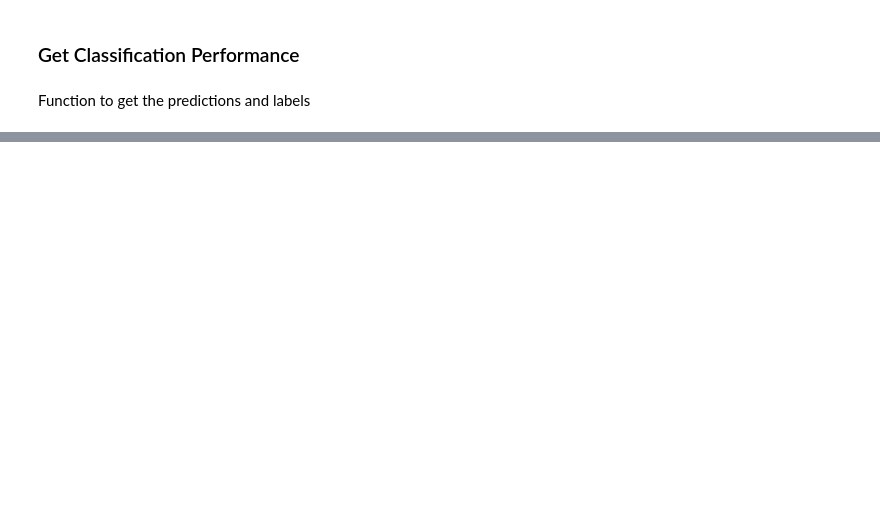
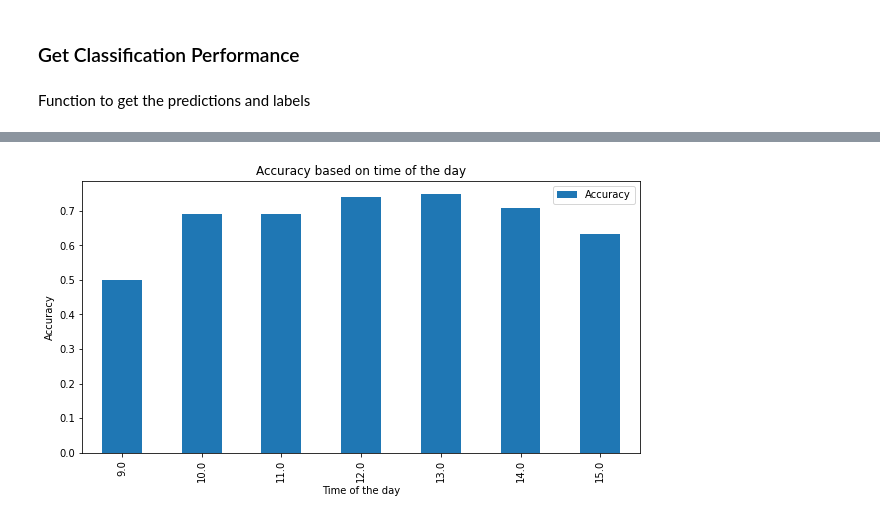
Before and after one commit to itberrios/algotrading, a Jupyter notebook: predictive_analytics/transformer/5min_model_tests.ipynb, the cells around one changed output, grey strips where cells are left out. Drawn from its saved outputs; the diff is of its cells as text; code cells hidden in the pictures; blank space fills up the shorter version.

```diff
--- a/predictive_analytics/transformer/5min_model_tests.ipynb
+++ b/predictive_analytics/transformer/5min_model_tests.ipynb
@@ -461,0 +453,7 @@ Epoch 8/30
+# %%
+xformer_history = transformer_model.fit(X_train, y_train_single,
+                     validation_data=(X_test, y_test_single),
+                     epochs=1, batch_size=32,
+                     # callbacks=[lr_callback, early_stopping]
+                     callbacks=[early_stopping]
+                     )
@@ -618,0 +849,31 @@ lstm_valid_preds, lstm_valid_labels = get_label_preds(lstm_model,
+# %%
+ticker = 'GOOG'
+START_DATE = '2022-10-22'
+END_DATE = '2022-11-3'
+FIG_SIZE = (10,5)
+result = evaluate_on_ticker(transformer_model, ticker, START_DATE, END_DATE, conf_thresholds=[0,0.7,0.9])
+
+result['Hour'] = result['Time'].apply(lambda timestamp: timestamp.hour)
+
+def extract_accuracy(df):
+    acc_df = pd.DataFrame(columns=['Hour', 'Accuracy'])
+    acc_score = accuracy_score(df['Prediction'], df['Actual'])
+    timestamp = df['Hour'].iloc[0]
+    acc_df.loc[0] = [timestamp, acc_score]
+    return acc_df
+
+def extract_mcc(df):
+    mcc_df = pd.DataFrame(columns=['Hour', 'MCC'])
+    mcc_score = matthews_corrcoef(df['Prediction'], df['Actual'])
+    timestamp = df['Hour'].iloc[0]
+    mcc_df.loc[0] = [timestamp, mcc_score]
+    return mcc_df
+
+
+def extract_metric(metric):
+    def fit_df(df):
+        metric_df = pd.DataFrame(columns=['Hour', 'Up', 'Down', 'Same'])
+        metric_score = metric(df['Prediction'], df['Actual'], average=None)
+        metric_df.loc[0] = [int(df['Hour'].iloc[0])] + [metric_score[i] for i in range(3)]
+        return metric_df
+    return fit_df
@@ -618,0 +898,9 @@ lstm_valid_preds, lstm_valid_labels = get_label_preds(lstm_model,
+# %%
+acc_df = result.groupby('Hour').apply(extract_accuracy)
+acc_df.plot(x='Hour', y='Accuracy', kind='bar', figsize=(10,5))
+plt.xlabel("Time of the day")
+plt.ylabel("Accuracy")
+plt.title("Accuracy based on time of the day")
+plt.show()
+# %% [output]
+[figure, added]
```
Also changed, not shown: parts of 92 cells of this notebook, 12 other files.
